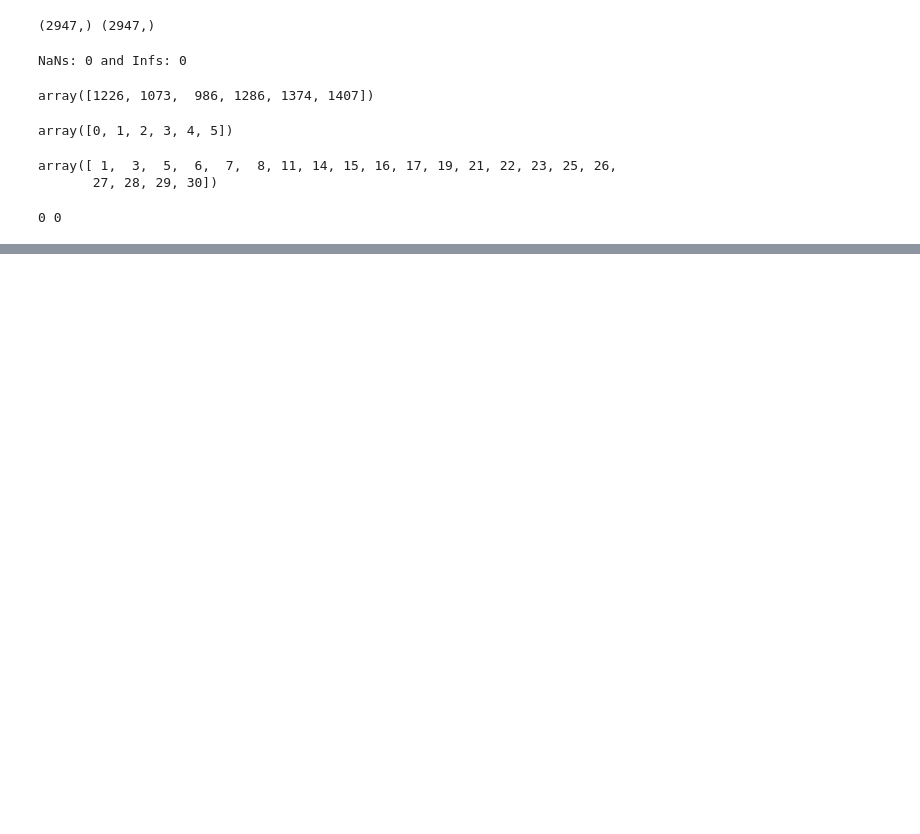
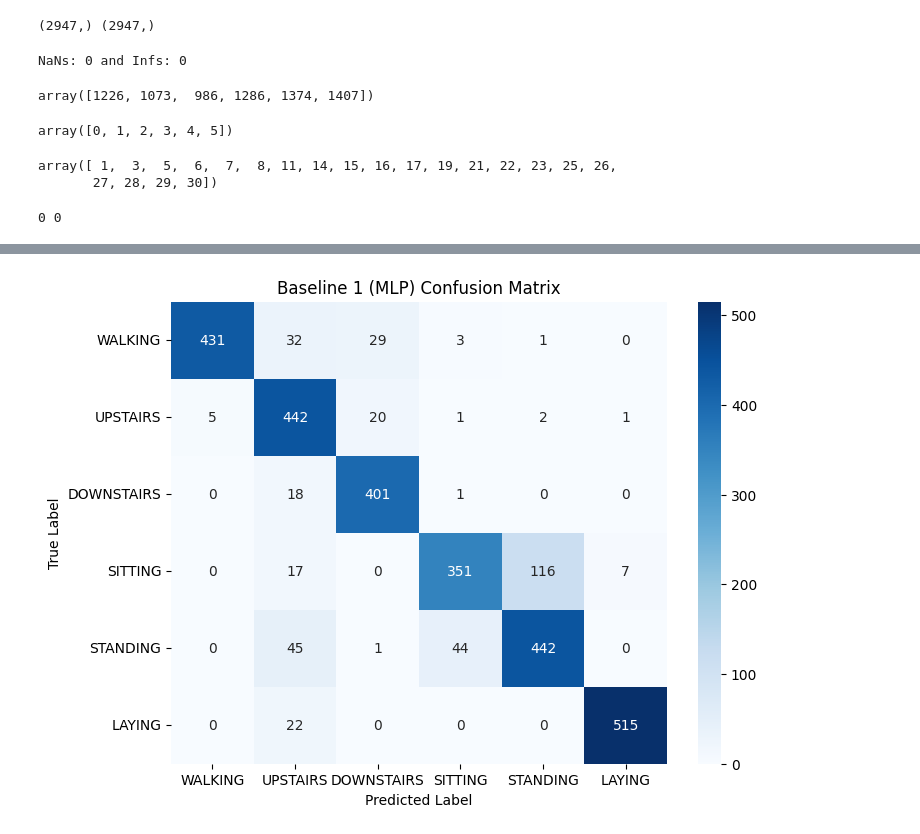
Before and after one commit to Youssef-Chip/lab1, a Jupyter notebook: lab2/01_data_and_baselines.ipynb, the cells around one changed output, grey strips where cells are left out. Cells and saved outputs as stored; diff of their text form; code cells hidden in the pictures; blank space fills up the shorter version.

```diff
--- a/lab2/01_data_and_baselines.ipynb
+++ b/lab2/01_data_and_baselines.ipynb
@@ -14,6 +14,8 @@ import matplotlib.pyplot as plt
 import seaborn as sns
 # %%
 DATA_DIR = "/Users/mr.youssef/Dropbox/lab1/lab2/dataset/UCI_HAR_Dataset"
+# %%
+ACTIVITY_NAMES = ['WALKING', 'UPSTAIRS', 'DOWNSTAIRS', 'SITTING', 'STANDING', 'LAYING']
 # %%
 def load_inertial_signals(subset):
     signals = ['body_acc_x', 'body_acc_y', 'body_acc_z', 'body_gyro_x', 'body_gyro_y', 'body_gyro_z','total_acc_x', 'total_acc_y', 'total_acc_z']
@@ -244,0 +284,11 @@ print(f"Final Test Macro-F1: {final_macro_f1:.4f}")
+# %%
+cm = confusion_matrix(test_targets, test_preds)
+plt.figure(figsize=(8, 6))
+sns.heatmap(cm, annot=True, fmt='d', cmap='Blues',
+            xticklabels=ACTIVITY_NAMES, yticklabels=ACTIVITY_NAMES)
+plt.title('Baseline 1 (MLP) Confusion Matrix')
+plt.ylabel('True Label')
+plt.xlabel('Predicted Label')
+plt.show()
+# %% [output]
+[figure, added]
```
Also changed, not shown: parts of 8 cells of this notebook.
